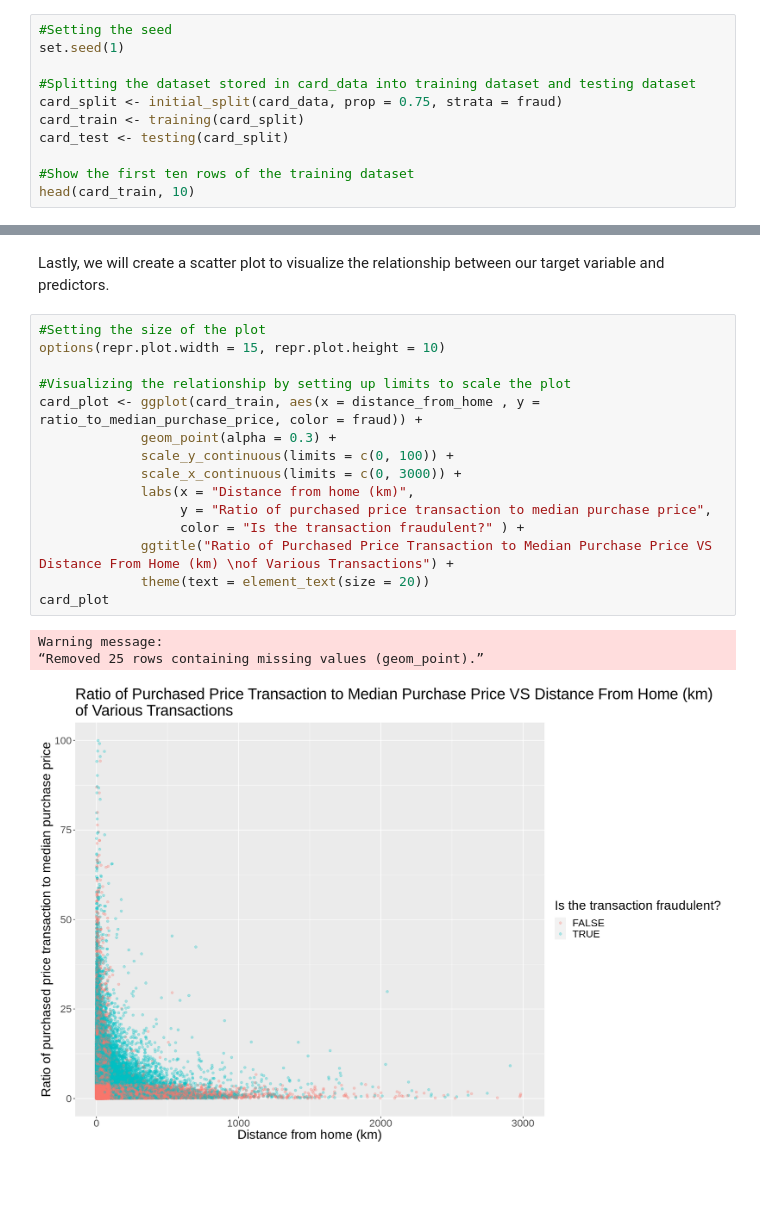
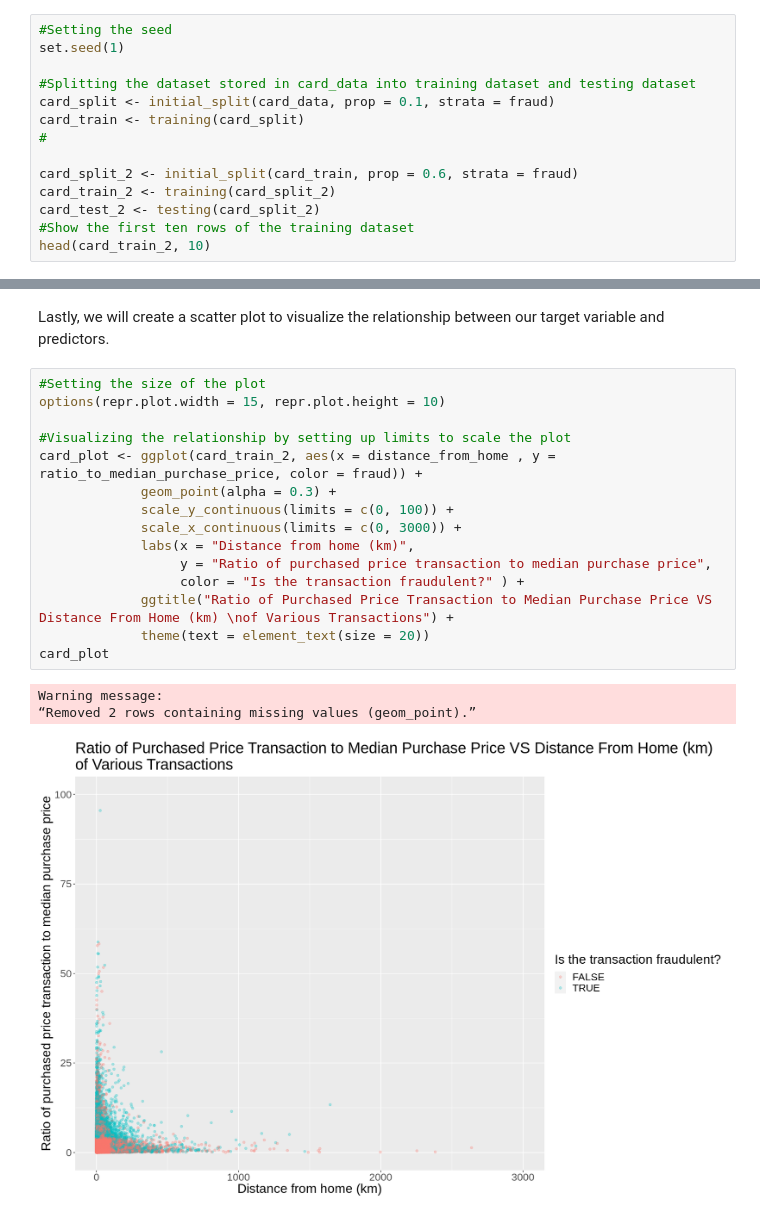
Before and after one commit to chohyeonkim/Data-Science-R-, a Jupyter notebook: Final_Report.ipynb, the cells around one changed output, grey strips where cells are left out. Saved outputs shown, nothing was run; the diff lists cells and outputs as text; blank space fills up the shorter version.

```diff
--- a/Final_Report.ipynb
+++ b/Final_Report.ipynb
@@ -168,12 +183,15 @@ Next, we will be splitting our dataset (`card_data`) where 75% of the dataset wi
 set.seed(1)
 
 #Splitting the dataset stored in card_data into training dataset and testing dataset
-card_split <- initial_split(card_data, prop = 0.75, strata = fraud)
+card_split <- initial_split(card_data, prop = 0.1, strata = fraud)
 card_train <- training(card_split)
-card_test <- testing(card_split)
+#
 
+card_split_2 <- initial_split(card_train, prop = 0.6, strata = fraud)
+card_train_2 <- training(card_split_2)
+card_test_2 <- testing(card_split_2)
 #Show the first ten rows of the training dataset
-head(card_train, 10)
+head(card_train_2, 10)
 # %% [output]
 A tibble: 10 × 3
 | distance_from_home | ratio_to_median_purchase_price | fraud |
@@ -193,21 +211,21 @@ Lastly, we will create a scatter plot to visualize the relationship between our
 # %%
 #Setting the size of the plot
 options(repr.plot.width = 15, repr.plot.height = 10)
 
 #Visualizing the relationship by setting up limits to scale the plot
-card_plot <- ggplot(card_train, aes(x = distance_from_home , y =  ratio_to_median_purchase_price, color = fraud)) +
+card_plot <- ggplot(card_train_2, aes(x = distance_from_home , y =  ratio_to_median_purchase_price, color = fraud)) +
              geom_point(alpha = 0.3) +
              scale_y_continuous(limits = c(0, 100)) +
              scale_x_continuous(limits = c(0, 3000)) +
              labs(x = "Distance from home (km)",
                   y = "Ratio of purchased price transaction to median purchase price",
                   color = "Is the transaction fraudulent?" ) +
              ggtitle("Ratio of Purchased Price Transaction to Median Purchase Price VS Distance From Home (km) \nof Various Transactions") +
              theme(text = element_text(size = 20))
 card_plot
 # %% [output]
 Warning message:
-“Removed 25 rows containing missing values (geom_point).”
+“Removed 2 rows containing missing values (geom_point).”
-[figure, old version]
+[figure, new version]
 # %%
 #create recipe
```
Also changed, not shown: parts of 6 cells of this notebook.
